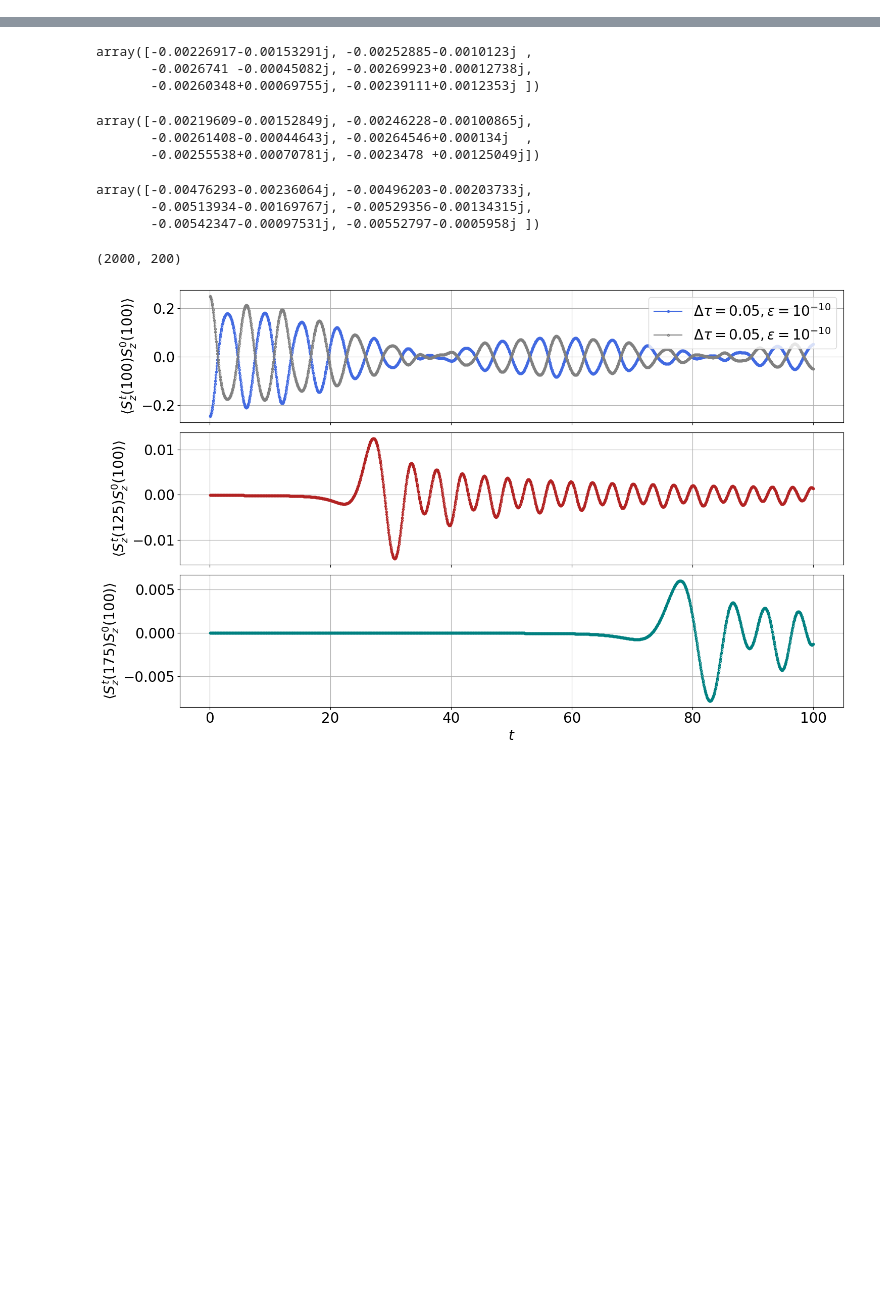
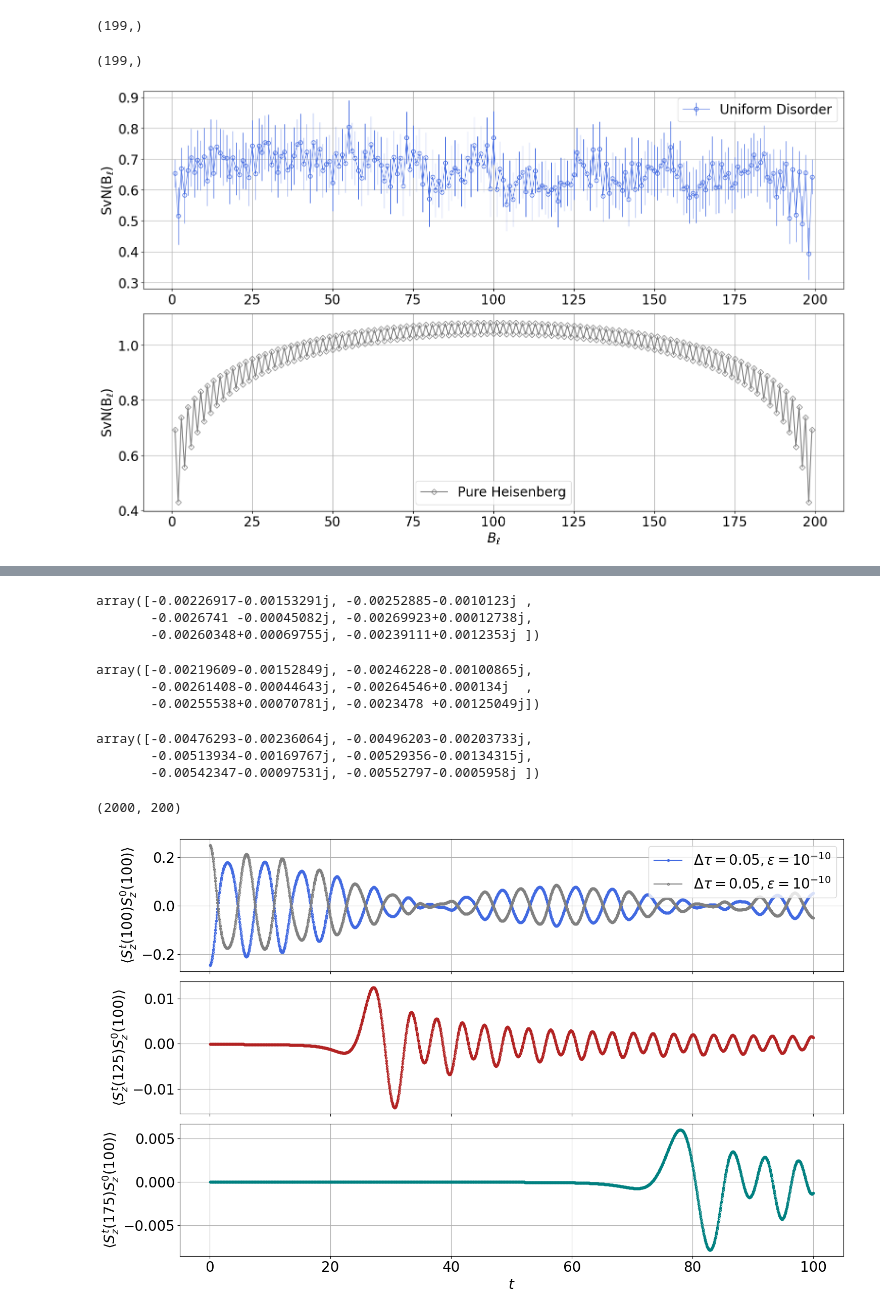
Before and after one commit to xiaobo-23/TimeEvolution, a Jupyter notebook: src/disorder/Spectrum_Analysis.ipynb, the cells around one changed output, grey strips where cells are left out. Drawn from its saved outputs; the diff is of its cells as text; code cells hidden in the pictures; blank space fills up the shorter version.

```diff
--- a/src/disorder/Spectrum_Analysis.ipynb
+++ b/src/disorder/Spectrum_Analysis.ipynb
@@ -38,0 +43,5 @@ def data_extrapolation(file_name, label):
+# %%
+for index in range(1, Nsamples + 1):
+    tmp_file = "data/heisenberg_uniform_disorder_v" + str(index) + ".h5"
+    SvN[index - 1, :] = data_extrapolation(tmp_file, "SvN")
+SvN
@@ -39,2 +62,50 @@ def data_extrapolation(file_name, label):
+# %%
+SvN_mean = np.mean(SvN, axis = 0)
+SvN_mean.shape
+# %% [output]
+(199,)
+# %%
+SvN_std = np.std(SvN, axis = 0)
+SvN_std = np.sqrt(SvN_std) / np.sqrt(Nsamples)
+SvN_std.shape
+# %% [output]
+(199,)
 # %%
-SvN = data_extrapolation("data/heisenberg_uniform_disorder_v1.h5", "SvN")
+SvN0 = data_extrapolation("data/heisenberg_uniform_disorder_v0.h5", "SvN")
+# %%
+'''
+    Analyze the sample average and standard error of disorder realization
+'''
+
+fig = plt.figure(figsize = (16, 16 * goldenRatio), tight_layout = True)
+spec = gridspec.GridSpec(nrows = 2, ncols = 1, figure = fig)
+
+ax = fig.add_subplot(spec[0, 0])
+# for index in range(Nsamples):
+#     ax.plot(np.arange(1, Nsites), SvN[index, :], color = colors[index + 5], linewidth = 0.8, \
+#                 marker = "o", markersize = 6, markeredgewidth = 1, markerfacecolor = "none")
+# ax.plot(np.arange(1, Nsites), SvN[0, :], color = "royalblue", linewidth = 0.8, \
+#         marker = "o", markersize = 6, markeredgewidth = 1, markerfacecolor = "none", label = r"Random $\#1$")
+# ax.plot(np.arange(1, Nsites), SvN[1, :], color = "firebrick", linewidth = 0.8, \
+#         marker = "s", markersize = 6, markeredgewidth = 1, markerfacecolor = "none", label = r"Random $\#2$")
+ax.errorbar(np.arange(1, Nsites), SvN_mean, yerr = SvN_std, color = "royalblue", linewidth = 0.8, \
+        marker = "o", markersize = 6, markeredgewidth = 1, markerfacecolor = "none", label = r"Uniform Disorder")
+ax.set_ylabel(r"$\rm SvN(B_{\ell})$", fontsize = 20)
+ax.tick_params(axis = "both", which = "major", labelsize = 20)
+ax.legend(frameon = True, fontsize = 20, ncol = 1)
+ax.grid()
+
+
+ax = fig.add_subplot(spec[1, 0])
+ax.plot(np.arange(1, Nsites), SvN0, color = "gray", \
+        marker = "D", markersize = 6, markeredgewidth = 1, markerfacecolor = "none", label = r"Pure Heisenberg")
+
+ax.set_xlabel(r"$B_{\ell}$", fontsize = 20)
+ax.set_ylabel(r"$\rm SvN(B_{\ell})$", fontsize = 20)
+ax.tick_params(axis = "both", which = "major", labelsize = 20)
+ax.legend(frameon = True, fontsize = 20, ncol = 1)
+ax.grid()
+
+# plt.savefig("figures/Uniform_disorder_N200_SvN.pdf")
+# %% [output]
+[figure, added]
```
Also changed, not shown: parts of 10 cells of this notebook, 1 other file.
